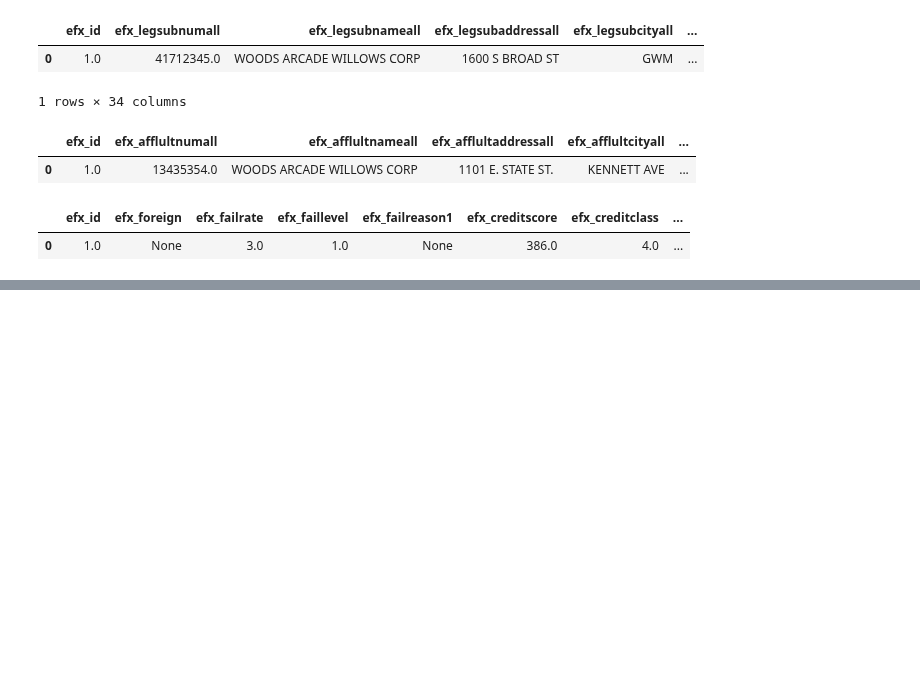
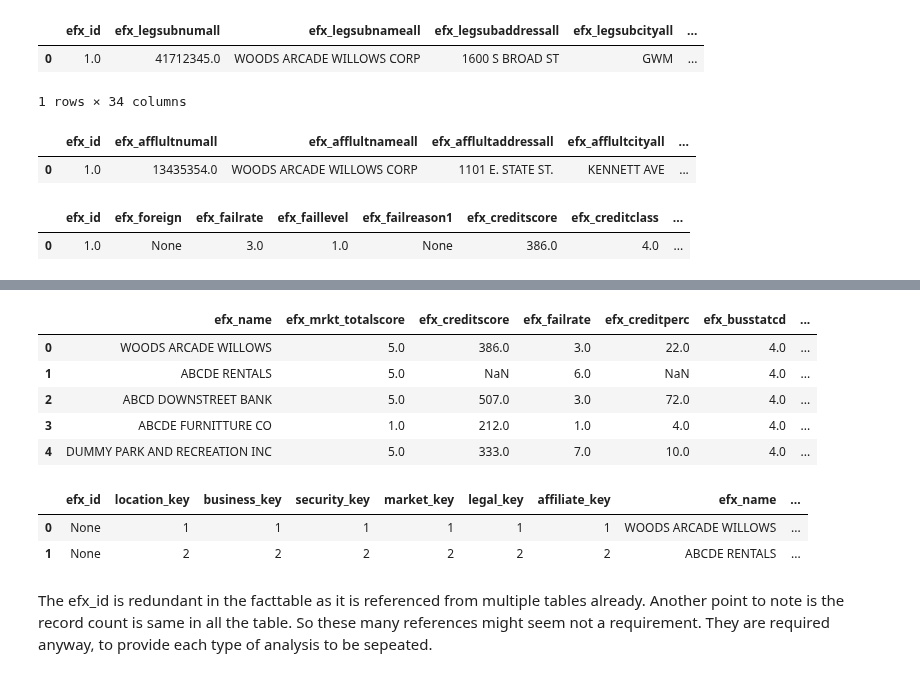
Before and after one commit to idjey/DEtheHardWay, a Jupyter notebook: Mds_BizdataModeling.ipynb, the cells around one changed output, grey strips where cells are left out. Saved outputs shown, nothing was run; the diff lists cells and outputs as text; code cells hidden in the pictures; blank space fills up the shorter version.

```diff
--- a/Mds_BizdataModeling.ipynb
+++ b/Mds_BizdataModeling.ipynb
@@ -355,0 +364,16 @@ The 163 column dataset
+# %%
+testQuery = """SELECT dl.efx_name, dm.efx_mrkt_totalscore, dm.efx_creditscore, dm.efx_failrate,
+                      dm.efx_creditperc, db.efx_busstatcd, db.efx_corpempcnt, db.efx_locempcnt,
+                      db.efx_corpamount, db.efx_locamount
+                FROM dim_market AS dm
+                JOIN dim_location AS dl ON dm.efx_id = dl.efx_id
+                JOIN dim_business AS db ON dl.efx_id = db.efx_id
+                LIMIT 5"""
+queryBase(testQuery)
+# %% [output]
+|  | efx_name | efx_mrkt_totalscore | efx_creditscore | efx_failrate | efx_creditperc | efx_busstatcd | ... |
+| 0 | WOODS ARCADE WILLOWS | 5.0 | 386.0 | 3.0 | 22.0 | 4.0 | ... |
+| 1 | ABCDE RENTALS | 5.0 | NaN | 6.0 | NaN | 4.0 | ... |
+| 2 | ABCD DOWNSTREET BANK | 5.0 | 507.0 | 3.0 | 72.0 | 4.0 | ... |
+| 3 | ABCDE FURNITTURE CO | 1.0 | 212.0 | 1.0 | 4.0 | 4.0 | ... |
+| 4 | DUMMY PARK AND RECREATION INC | 5.0 | 333.0 | 7.0 | 10.0 | 4.0 | ... |
@@ -355,0 +422,10 @@ The 163 column dataset
+# %%
+queryBase("""SELECT * FROM facttable LIMIT 2""")
+# %% [output]
+|  | efx_id | location_key | business_key | security_key | market_key | legal_key | affiliate_key | efx_name | ... |
+| 0 | None | 1 | 1 | 1 | 1 | 1 | 1 | WOODS ARCADE WILLOWS | ... |
+| 1 | None | 2 | 2 | 2 | 2 | 2 | 2 | ABCDE RENTALS | ... |
+# %% [markdown]
+The efx_id is redundant in the facttable as it is referenced from multiple tables already.
+Another point to note is the record count is same in all the table. So these many references
+might seem not a requirement. They are required anyway, to provide each type of analysis to be sepeated.
```
Also changed, not shown: parts of 4 cells of this notebook, 1 other file.
